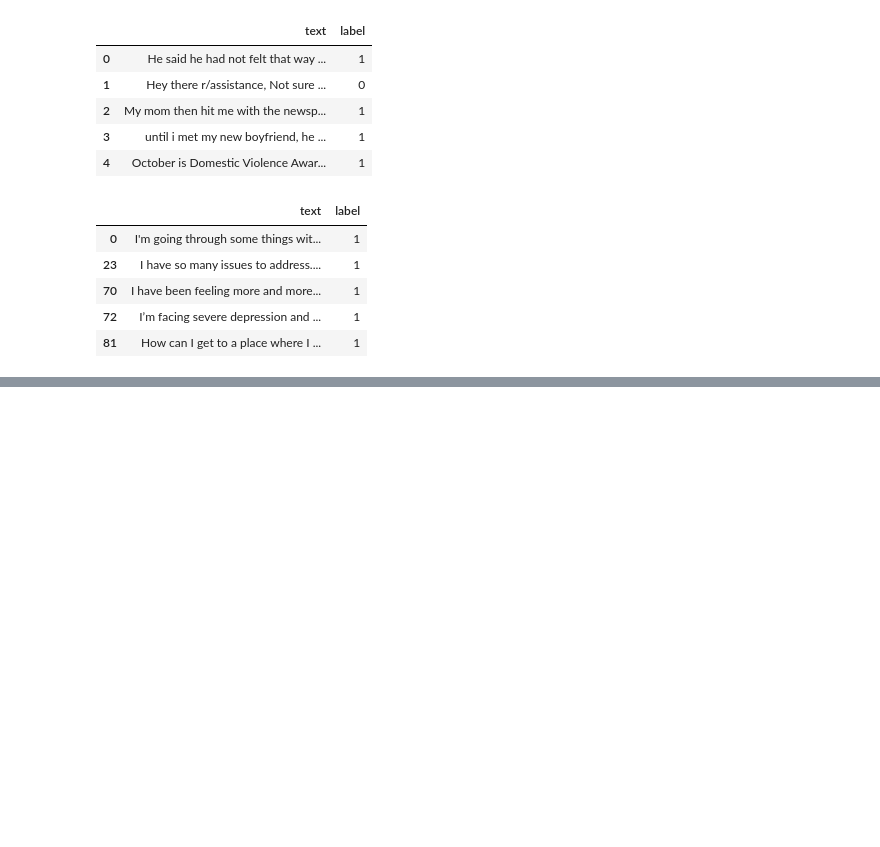
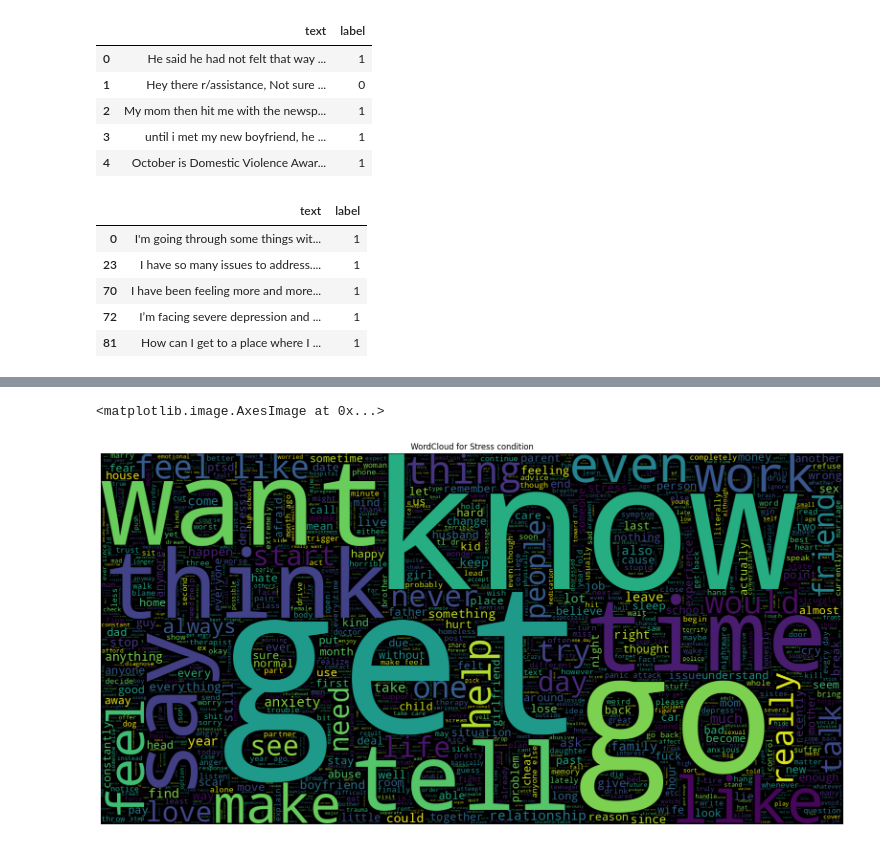
Before and after one commit to Yiran-Lu/CMPT733-Final-Project, a Jupyter notebook: train.ipynb, the cells around one changed output, grey strips where cells are left out. Drawn from its saved outputs; the diff is of its cells as text; code cells hidden in the pictures; blank space fills up the shorter version.

Commit message:
Added wordcloud visualization for both stress and non-stress conditions

```diff
--- a/train.ipynb
+++ b/train.ipynb
@@ -226,6 +213,11 @@ def process_texts(text):
         wntag = wntag if wntag in ['a', 'r', 'n', 'v'] else None
         text.append(lemmatizer.lemmatize(word, wntag) if wntag else word)
 
+    # Remove single letter words
+    for w in text:
+        if len(w) <= 1:
+            text.remove(w)
+
     return ' '.join(text)
 
 df['processed_text'] = df['text'].apply(lambda x: process_texts(x))
@@ -233,0 +238,13 @@ df.sample(10)
+# %%
+import matplotlib.pyplot as plt
+from wordcloud import WordCloud
+
+plt.figure(figsize = (20,20))
+plt.title('WordCloud for Stress condition')
+plt.axis('off')
+
+wc = WordCloud(max_words=2000 , width=1600 , height=800, stopwords=stop_words).generate(" ".join(df[df.label == 1].processed_text))
+plt.imshow(wc, interpolation = 'bilinear')
+# %% [output]
+<matplotlib.image.AxesImage at 0x...>
+[figure, added]
```
Also changed, not shown: parts of 6 cells of this notebook.
